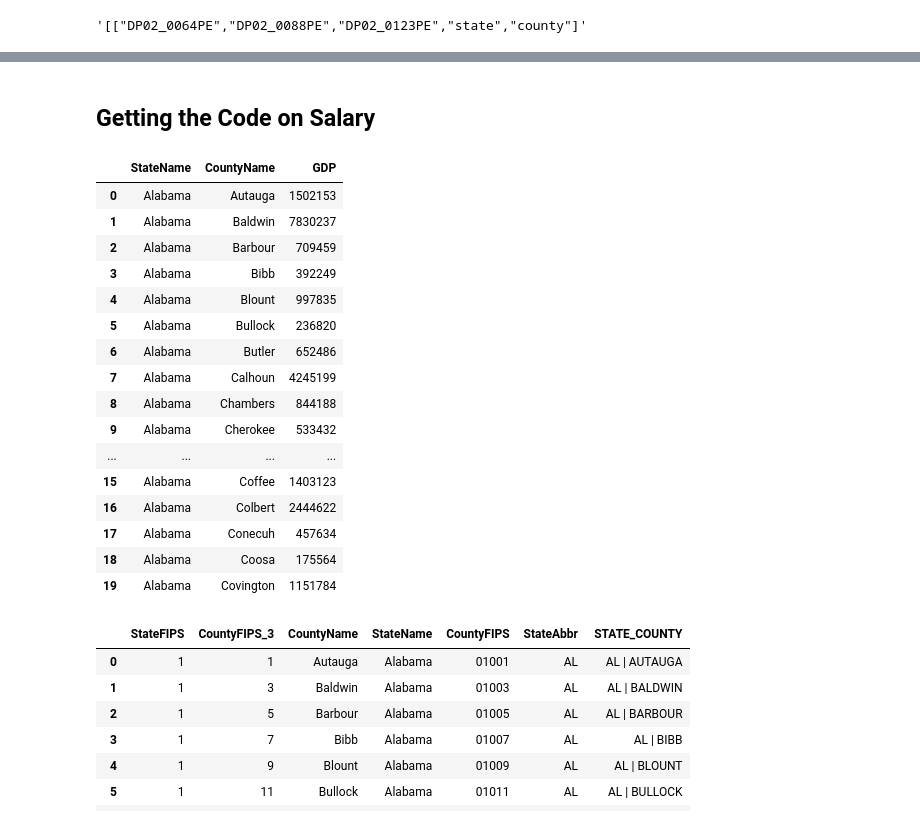
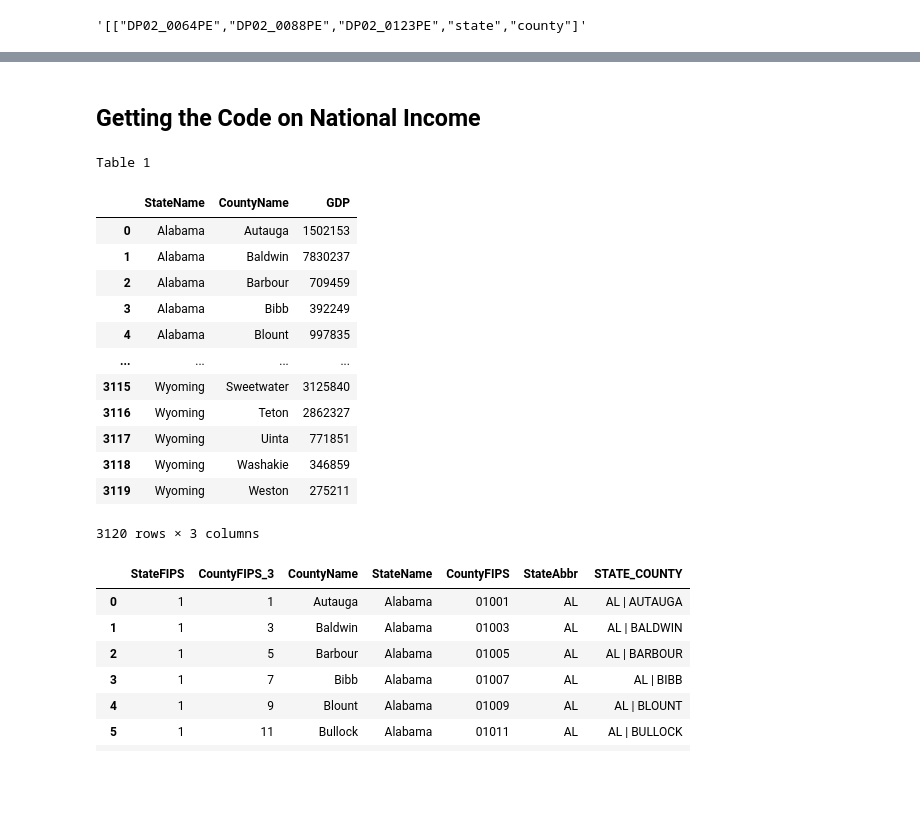
Before and after one commit to leomassoc/LSE-DS105L-Data-Detectives, a Jupyter notebook: notebooks/NB4 Education and Salary - a first overview.ipynb, the cells around one changed output, grey strips where cells are left out. Cells and saved outputs as stored; diff of their text form; code cells hidden in the pictures; blank space fills up the shorter version.

```diff
--- a/notebooks/NB4 Education and Salary - a first overview.ipynb
+++ b/notebooks/NB4 Education and Salary - a first overview.ipynb
@@ -104,29 +172,27 @@ merged_census.head()
 # %% [markdown]
-## Getting the Code on Salary
+## Getting the Code on National Income
 # %%
 #importing the excel file called "GDP_County_2021_NotPerCapita.xlsx" and transforming it into a pandas dataframe
 ###change the directory to the location of the excel file on your computer
 
-gdp = pd.read_excel("file:/Users/albertomartino/Desktop/LSE/DS105/Summatives/Project/LSE-DS105L-Data-Detectives/notebooks/GDP_County_2021_NotPerCapita.xlsx")
-gdp.head(20)
+gdp = pd.read_excel("file:GDP_County_2021_NotPerCapita.xlsx")
+gdp = dpg[]
+#gdp[StateName == "California"]
 # %% [output]
+Table 1
 |  | StateName | CountyName | GDP |
 | 0 | Alabama | Autauga | 1502153 |
 | 1 | Alabama | Baldwin | 7830237 |
 | 2 | Alabama | Barbour | 709459 |
 | 3 | Alabama | Bibb | 392249 |
 | 4 | Alabama | Blount | 997835 |
-| 5 | Alabama | Bullock | 236820 |
-| 6 | Alabama | Butler | 652486 |
-| 7 | Alabama | Calhoun | 4245199 |
-| 8 | Alabama | Chambers | 844188 |
-| 9 | Alabama | Cherokee | 533432 |
 | ... | ... | ... | ... |
-| 15 | Alabama | Coffee | 1403123 |
-| 16 | Alabama | Colbert | 2444622 |
-| 17 | Alabama | Conecuh | 457634 |
-| 18 | Alabama | Coosa | 175564 |
-| 19 | Alabama | Covington | 1151784 |
+| 3115 | Wyoming | Sweetwater | 3125840 |
+| 3116 | Wyoming | Teton | 2862327 |
+| 3117 | Wyoming | Uinta | 771851 |
+| 3118 | Wyoming | Washakie | 346859 |
+| 3119 | Wyoming | Weston | 275211 |
+3120 rows × 3 columns
 # %%
 codes = pd.read_excel("file:/Users/albertomartino/Desktop/LSE/DS105/Summatives/Project/LSE-DS105L-Data-Detectives/notebooks/fips2county.xlsx")
 codes.head(20)
```
Also changed, not shown: parts of 6 cells of this notebook.
